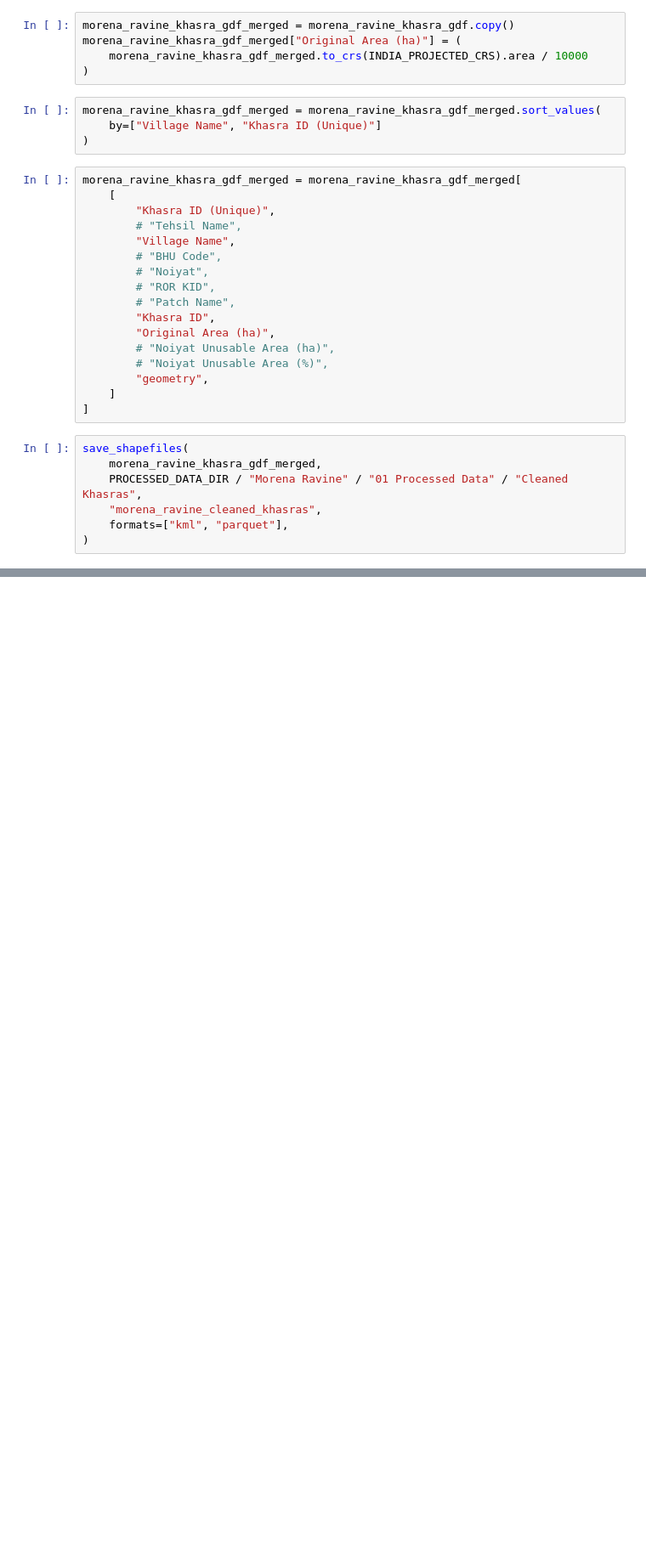
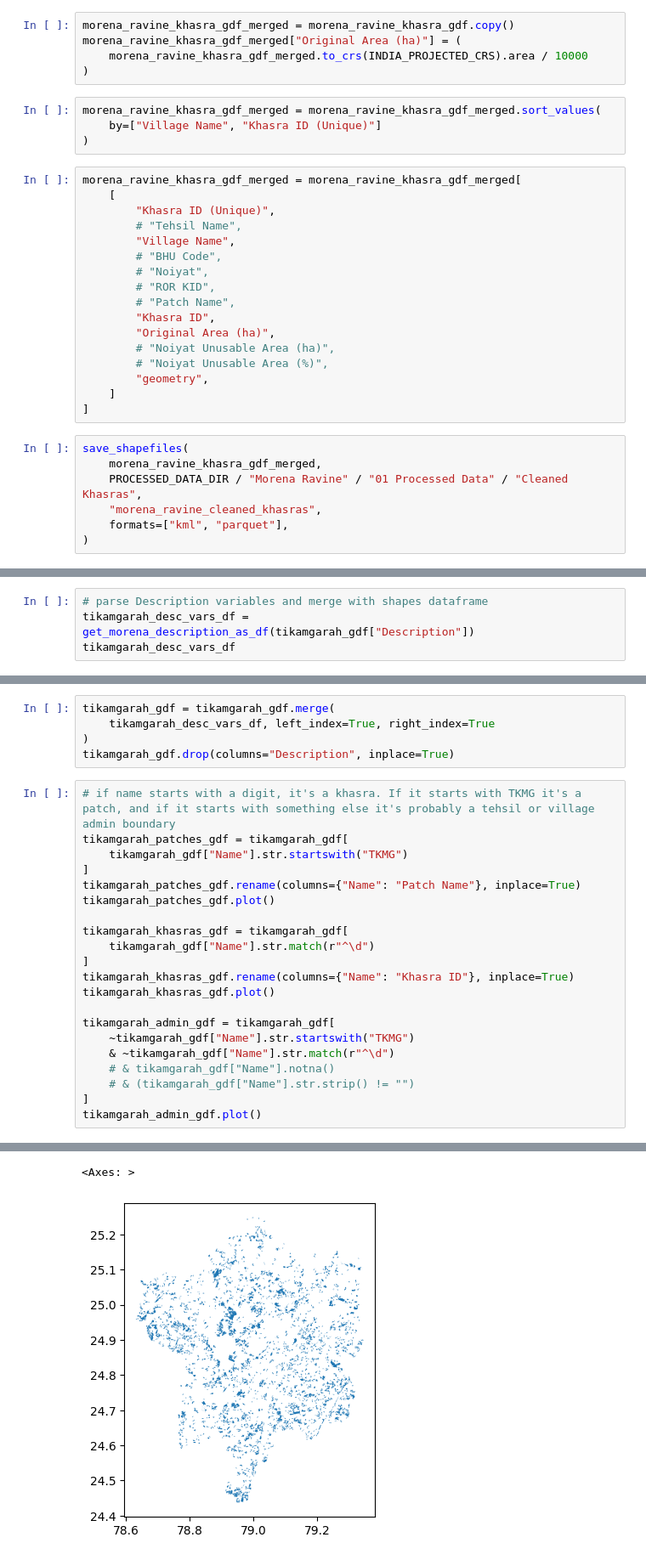
Before and after one commit to IDinsight/idinsight-solar-parks, a Jupyter notebook: notebooks/solar_parks_01_preprocessing.ipynb, the cells around one changed output, grey strips where cells are left out. Shown at 85% size. Drawn from its saved outputs; the diff is of its cells as text; blank space fills up the shorter version.

```diff
--- a/notebooks/solar_parks_01_preprocessing.ipynb
+++ b/notebooks/solar_parks_01_preprocessing.ipynb
@@ -2012,0 +2055,4 @@ save_shapefiles(
+# %%
+# parse Description variables and merge with shapes dataframe
+tikamgarah_desc_vars_df = get_morena_description_as_df(tikamgarah_gdf["Description"])
+tikamgarah_desc_vars_df
@@ -2012,0 +2073,27 @@ save_shapefiles(
+# %%
+tikamgarah_gdf = tikamgarah_gdf.merge(
+    tikamgarah_desc_vars_df, left_index=True, right_index=True
+)
+tikamgarah_gdf.drop(columns="Description", inplace=True)
+# %%
+# if name starts with a digit, it's a khasra. If it starts with TKMG it's a patch, and if it starts with something else it's probably a tehsil or village admin boundary
+tikamgarah_patches_gdf = tikamgarah_gdf[
+    tikamgarah_gdf["Name"].str.startswith("TKMG")
+]
+tikamgarah_patches_gdf.rename(columns={"Name": "Patch Name"}, inplace=True)
+tikamgarah_patches_gdf.plot()
+
+tikamgarah_khasras_gdf = tikamgarah_gdf[
+    tikamgarah_gdf["Name"].str.match(r"^\d")
+]
+tikamgarah_khasras_gdf.rename(columns={"Name": "Khasra ID"}, inplace=True)
+tikamgarah_khasras_gdf.plot()
+
+tikamgarah_admin_gdf = tikamgarah_gdf[
+    ~tikamgarah_gdf["Name"].str.startswith("TKMG")
+    & ~tikamgarah_gdf["Name"].str.match(r"^\d")
+    # & tikamgarah_gdf["Name"].notna()
+    # & (tikamgarah_gdf["Name"].str.strip() != "")
+]
+tikamgarah_admin_gdf.plot()
+# %% [output]
@@ -2012,0 +2108,2 @@ save_shapefiles(
+<Axes: >
+[figure, added]
```
Also changed, not shown: parts of 26 cells of this notebook.
